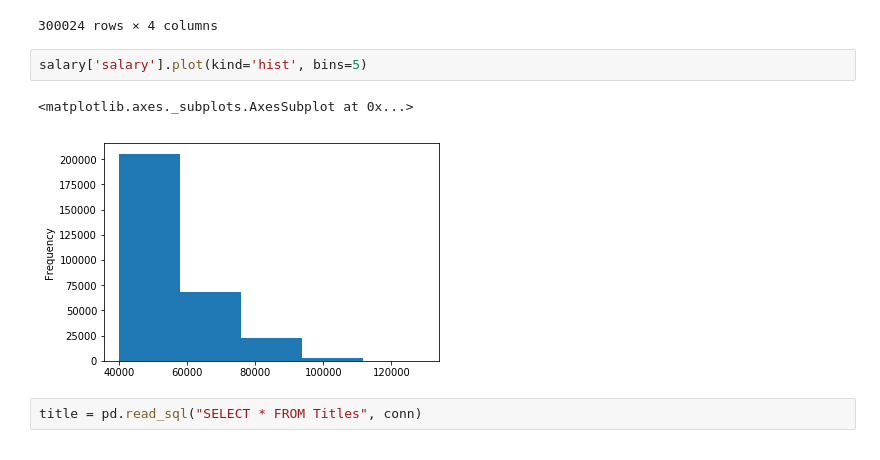
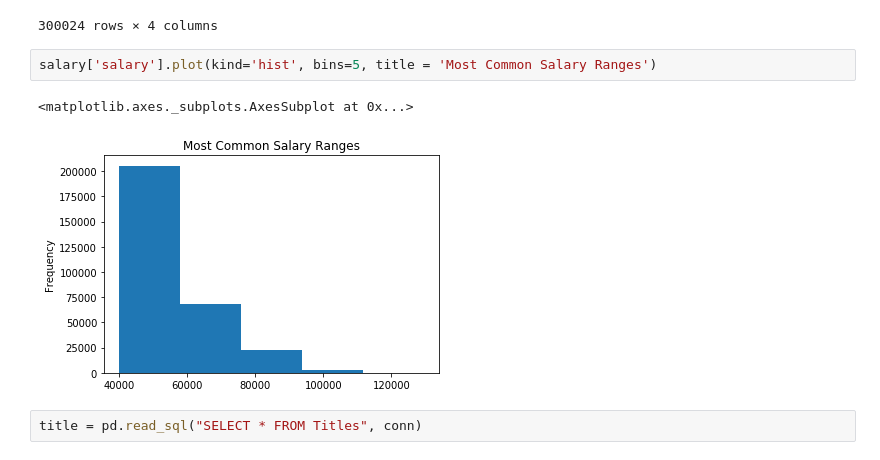
Before and after one commit to jeffreyb92/sql-challenge, a Jupyter notebook: EmployeeSQL/data_check.ipynb, the cells around one changed output. Cells and saved outputs as stored; diff of their text form.

```diff
--- a/EmployeeSQL/data_check.ipynb
+++ b/EmployeeSQL/data_check.ipynb
@@ -48,10 +48,10 @@ salary
 | 300023 | 499999 | 63707 | 1997-11-30 | 1998-11-30 |
 300024 rows × 4 columns
 # %%
-salary['salary'].plot(kind='hist', bins=5)
+salary['salary'].plot(kind='hist', bins=5, title = 'Most Common Salary Ranges')
 # %% [output]
 <matplotlib.axes._subplots.AxesSubplot at 0x...>
-[figure, old version]
+[figure, new version]
 # %%
 title = pd.read_sql("SELECT * FROM Titles", conn)
 # %%
```
Also changed, not shown: parts of 1 cell of this notebook.
